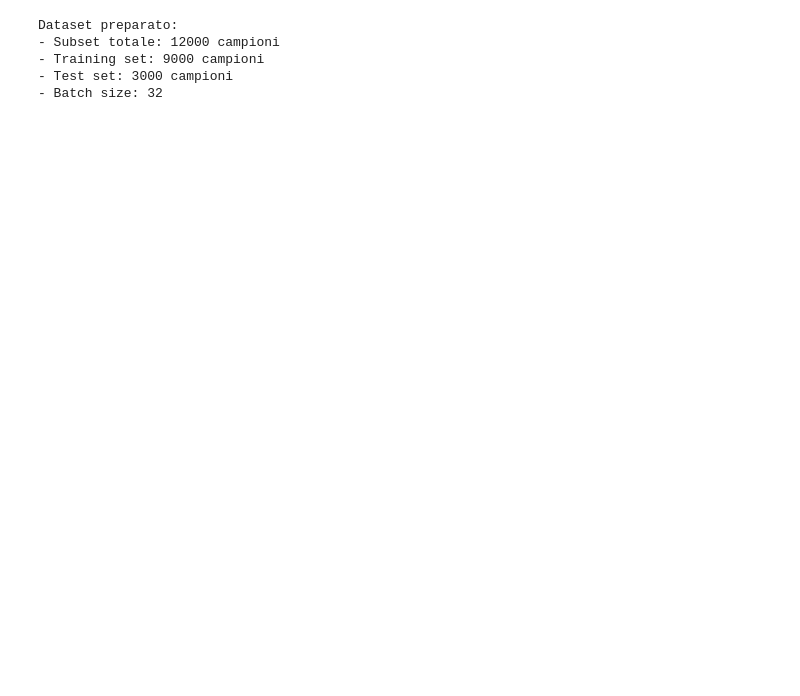
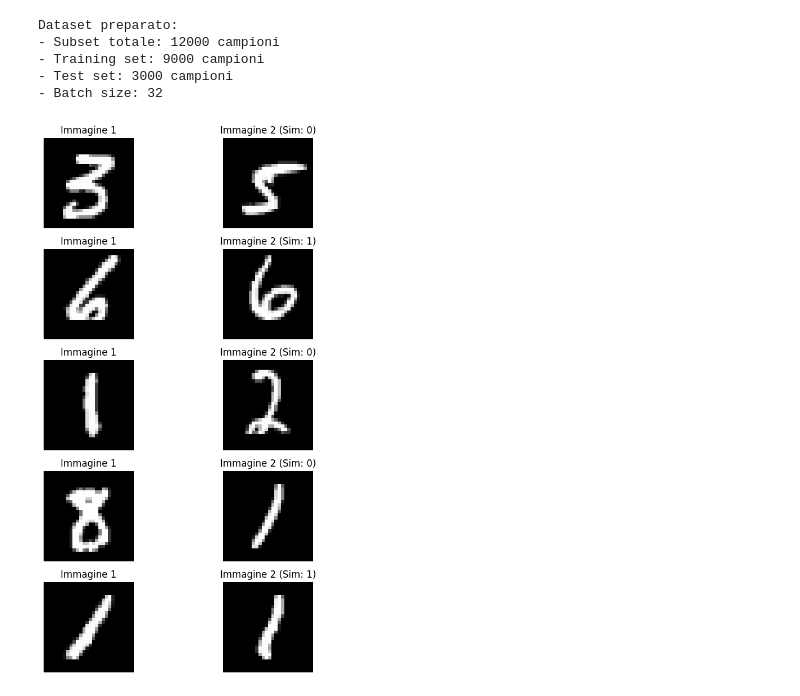
Before and after one commit to LorenzoTonet/Intro-to-Machine-Learning---Exam-Project, a Jupyter notebook: real_project.ipynb, the cells around one changed output. Drawn from its saved outputs; the diff is of its cells as text; code cells hidden in the pictures; blank space fills up the shorter version.

```diff
--- a/real_project.ipynb
+++ b/real_project.ipynb
@@ -21,5 +21,9 @@ Dataset preparato:
 - Training set: 9000 campioni
 - Test set: 3000 campioni
 - Batch size: 32
+# %%
+visualize_pairs(train_loader.dataset)
+# %% [output]
+[figure, added]
 # %%
 class ContrastiveLoss(torch.nn.Module):
```
Also changed, not shown: parts of 5 cells of this notebook.
